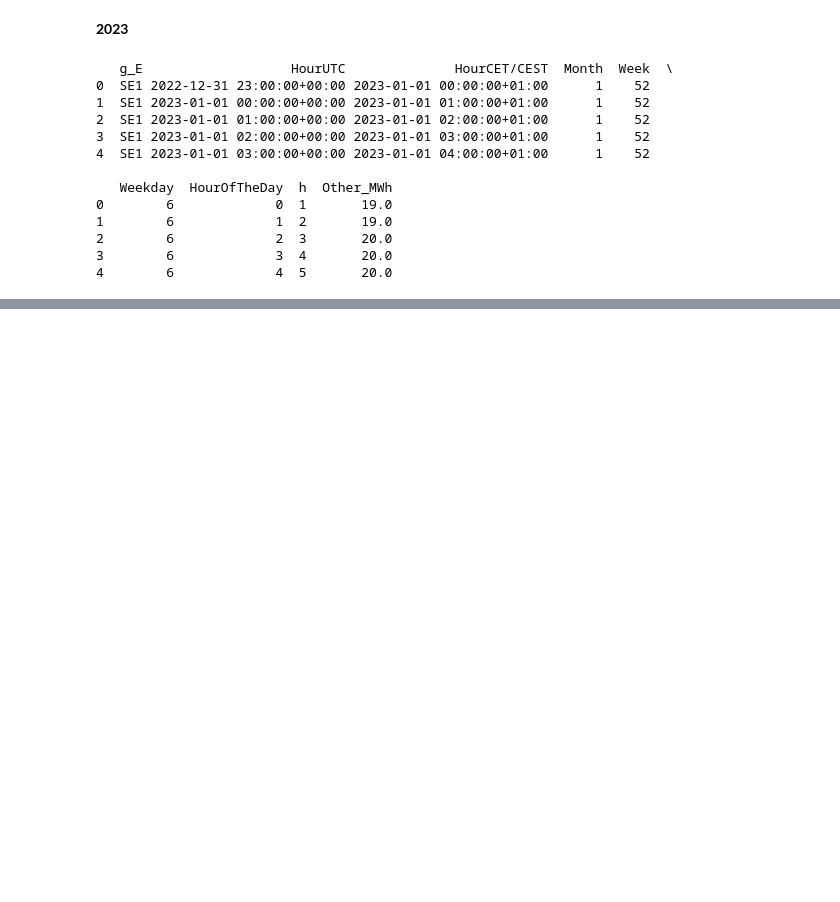
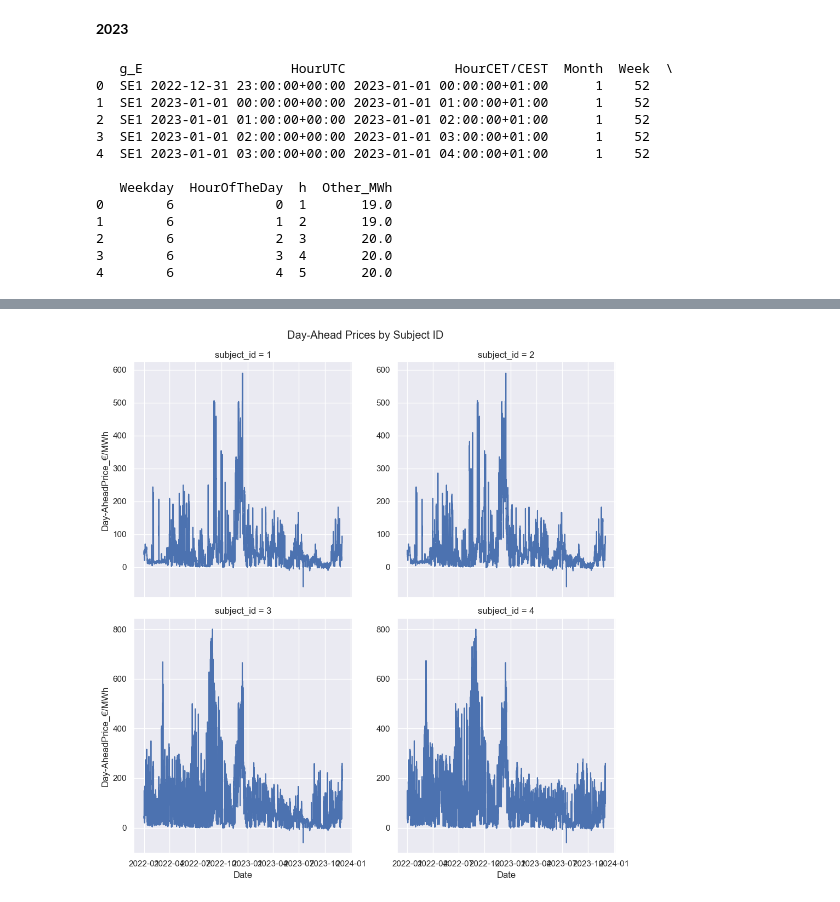
Before and after one commit to CesarArriaga/Energy_Economics_EXAM, a Jupyter notebook: Untitled-1.ipynb, the cells around one changed output, grey strips where cells are left out. Drawn from its saved outputs; the diff is of its cells as text; code cells hidden in the pictures; blank space fills up the shorter version.

```diff
--- a/Untitled-1.ipynb
+++ b/Untitled-1.ipynb
@@ -1059,0 +1107,25 @@ print(df_gen_other_2023.head())
+# %%
+import pandas as pd
+import seaborn as sns
+import matplotlib.pyplot as plt
+
+# Assuming df_combined is your combined DataFrame from the previous example
+
+# Reset the index to make 'date' a regular column
+df_combined_reset = data_prices_22_23.reset_index()
+
+# Plot using seaborn
+sns.set(style="darkgrid")
+
+# Create separate line plots for each 'subject_id'
+g = sns.FacetGrid(df_combined_reset, col="subject_id", col_wrap=2, height=5, sharey=False)
+g.map(sns.lineplot, "date", "Day-AheadPrice_€/MWh")
+
+# Set plot labels and title
+g.set_axis_labels("Date", "Day-AheadPrice_€/MWh")
+g.fig.suptitle("Day-Ahead Prices by Subject ID", y=1.02)
+
+# Show the plot
+plt.show()
+# %% [output]
+[figure, added]
```
Also changed, not shown: parts of 3 cells of this notebook.
